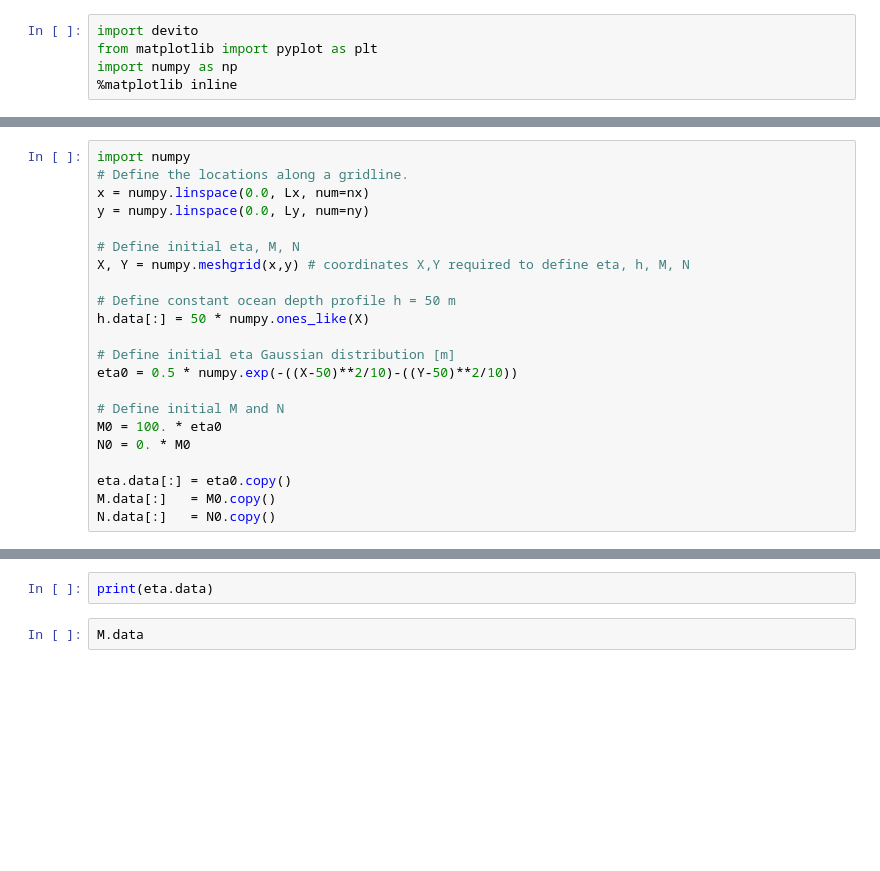
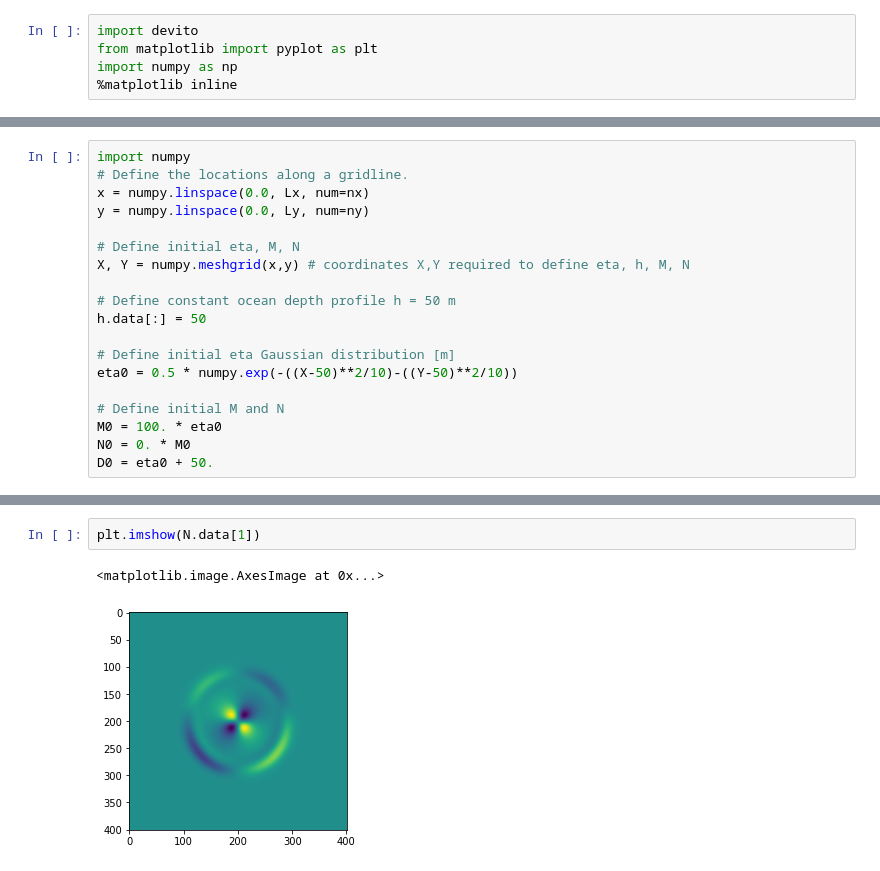
Before and after one commit to AtilaSaraiva/Devito-playbox, a Jupyter notebook: Shallow water 2D.ipynb, the cells around one changed output, grey strips where cells are left out. Cells and saved outputs as stored; diff of their text form; blank space fills up the shorter version.

```diff
--- a/Shallow water 2D.ipynb
+++ b/Shallow water 2D.ipynb
@@ -43,7 +38,7 @@ y = numpy.linspace(0.0, Ly, num=ny)
 X, Y = numpy.meshgrid(x,y) # coordinates X,Y required to define eta, h, M, N
 
 # Define constant ocean depth profile h = 50 m
-h.data[:] = 50 * numpy.ones_like(X)
+h.data[:] = 50
 
 # Define initial eta Gaussian distribution [m]
 eta0 = 0.5 * numpy.exp(-((X-50)**2/10)-((Y-50)**2/10))
@@ -51,7 +46,4 @@ eta0 = 0.5 * numpy.exp(-((X-50)**2/10)-((Y-50)**2/10))
 # Define initial M and N
 M0 = 100. * eta0
 N0 = 0. * M0
-
-eta.data[:] = eta0.copy()
-M.data[:]   = M0.copy()
-N.data[:]   = N0.copy()
+D0 = eta0 + 50.
@@ -98,4 +146,5 @@ plt.imshow(eta.data[0])
-# %%
-print(eta.data)
-# %%
-M.data
+# %%
+plt.imshow(N.data[1])
+# %% [output]
+<matplotlib.image.AxesImage at 0x...>
+[figure, added]
```
Also changed, not shown: parts of 16 cells of this notebook, 1 other file.
